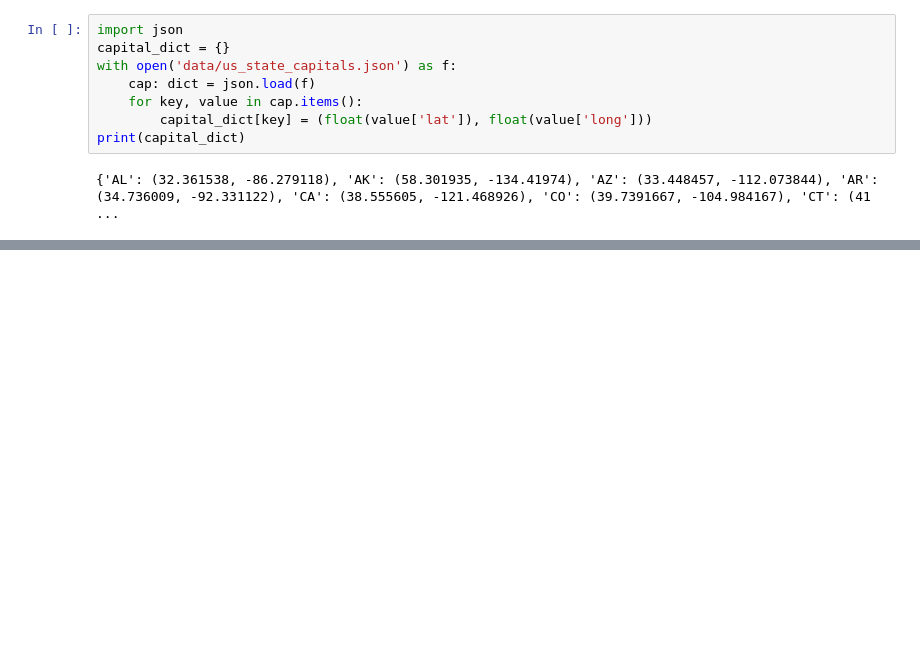
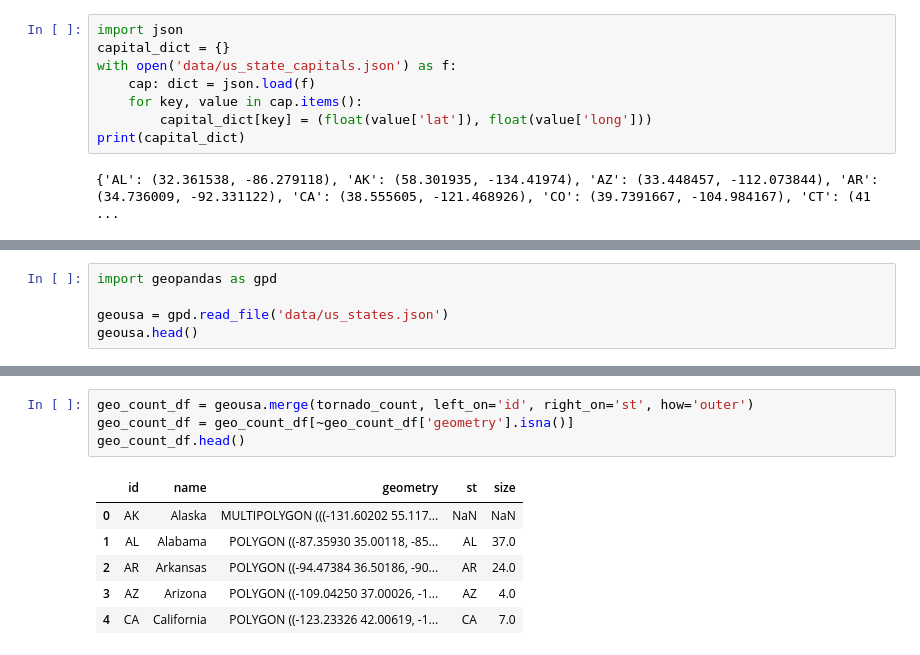
Before and after one commit to brodelp/data-science-ualr, a Jupyter notebook: exploration.ipynb, the cells around one changed output, grey strips where cells are left out. Saved outputs shown, nothing was run; the diff lists cells and outputs as text; blank space fills up the shorter version.

```diff
--- a/exploration.ipynb
+++ b/exploration.ipynb
@@ -157,0 +142,5 @@ map
+# %%
+import geopandas as gpd
+
+geousa = gpd.read_file('data/us_states.json')
+geousa.head()
@@ -157,0 +175,11 @@ map
+# %%
+geo_count_df = geousa.merge(tornado_count, left_on='id', right_on='st', how='outer')
+geo_count_df = geo_count_df[~geo_count_df['geometry'].isna()]
+geo_count_df.head()
+# %% [output]
+|  | id | name | geometry | st | size |
+| 0 | AK | Alaska | MULTIPOLYGON (((-131.60202 55.117... | NaN | NaN |
+| 1 | AL | Alabama | POLYGON ((-87.35930 35.00118, -85... | AL | 37.0 |
+| 2 | AR | Arkansas | POLYGON ((-94.47384 36.50186, -90... | AR | 24.0 |
+| 3 | AZ | Arizona | POLYGON ((-109.04250 37.00026, -1... | AZ | 4.0 |
+| 4 | CA | California | POLYGON ((-123.23326 42.00619, -1... | CA | 7.0 |
```
Also changed, not shown: parts of 14 cells of this notebook.
